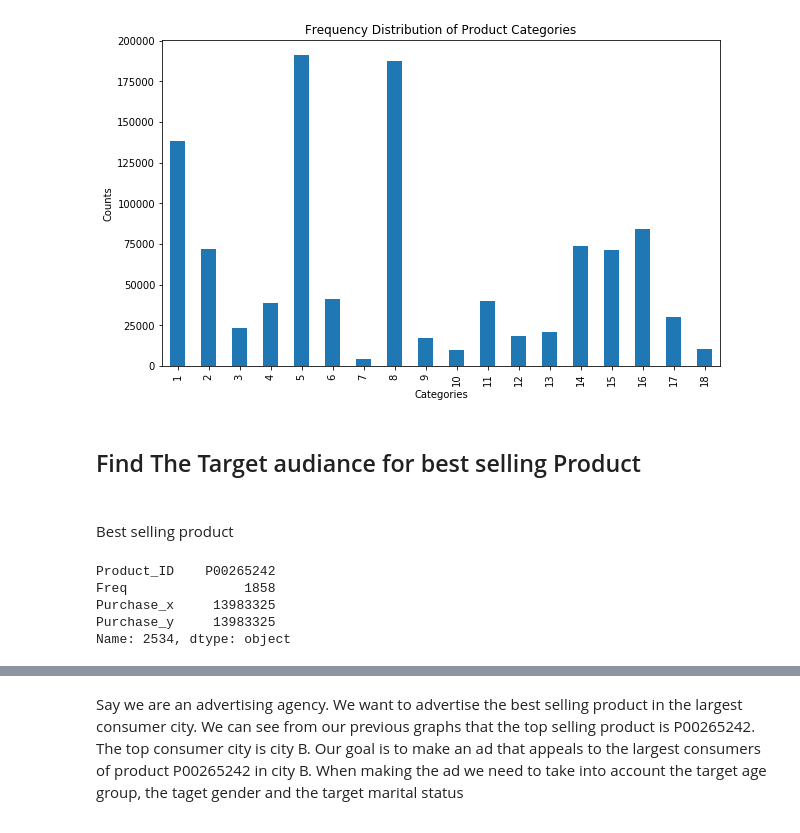
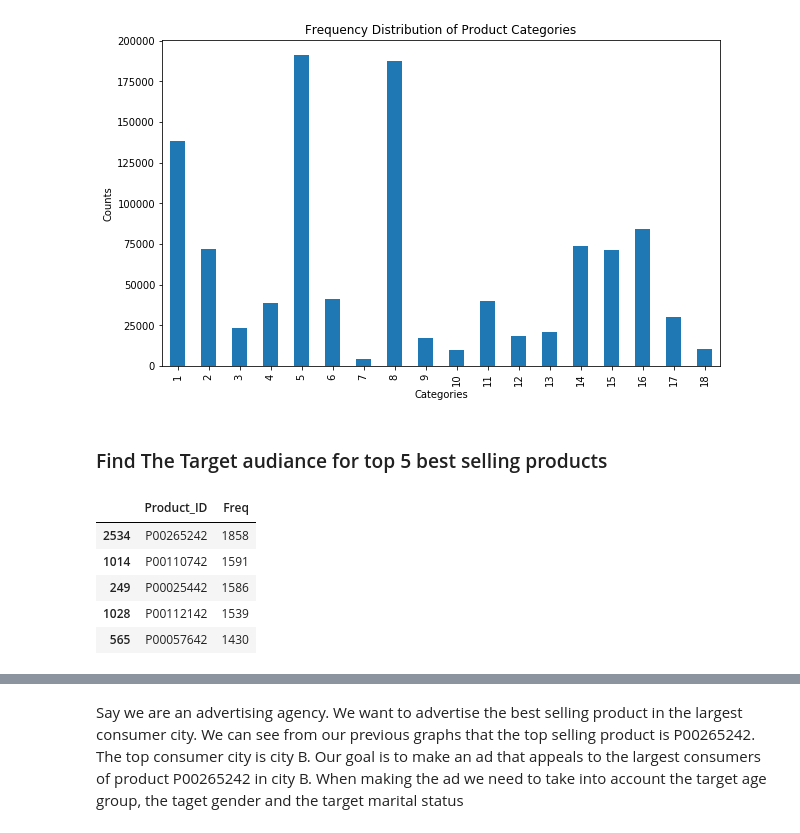
Before and after one commit to mtruon11/Black-Friday-Analysis, a Jupyter notebook: Black-Friday-Analysis.ipynb, the cells around one changed output, grey strips where cells are left out. Cells and saved outputs as stored; diff of their text form; code cells hidden in the pictures.

```diff
--- a/Black-Friday-Analysis.ipynb
+++ b/Black-Friday-Analysis.ipynb
@@ -300,14 +340,18 @@ ax.set_ylabel("Counts")
 Text(0,0.5,'Counts')
 [figure]
 # %% [markdown]
-<h2> Find The Target audiance for best selling Product<h2>
+### Find The Target audiance for top 5 best selling products
-# %% [markdown]
-Best selling product
-# %%
-freq_purchase.loc[freq_purchase['Freq'].idxmax()]
-# %% [output]
-Product_ID    P00265242
-Freq               1858
-Purchase_x     13983325
-Purchase_y     13983325
-Name: 2534, dtype: object
+# %%
+freq_purchase =  blackfriday.groupby(['Product_ID']).Product_ID.count().to_frame() # counting the frequency for each product
+freq_purchase['Freq'] = freq_purchase.Product_ID #create a new column named "Freq"
+freq_purchase = freq_purchase.drop(columns=['Product_ID'], axis=1)
+freq_purchase.reset_index(level=0, inplace=True)
+top_5 = freq_purchase.sort_values(by=['Freq'], ascending=False).head()
+top_5.head()
+# %% [output]
+|  | Product_ID | Freq |
+| 2534 | P00265242 | 1858 |
+| 1014 | P00110742 | 1591 |
+| 249 | P00025442 | 1586 |
+| 1028 | P00112142 | 1539 |
+| 565 | P00057642 | 1430 |
```
Also changed, not shown: parts of 15 cells of this notebook.
